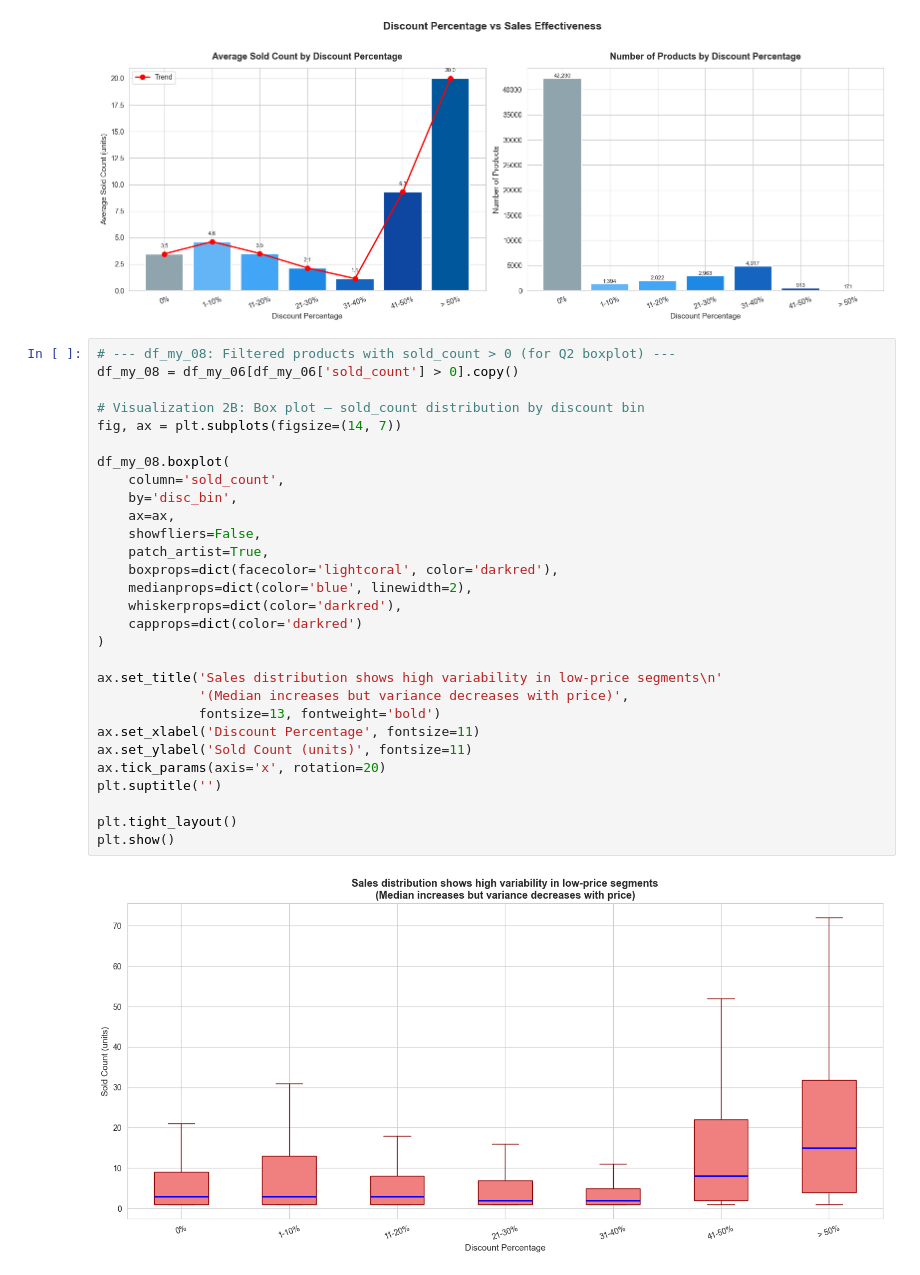
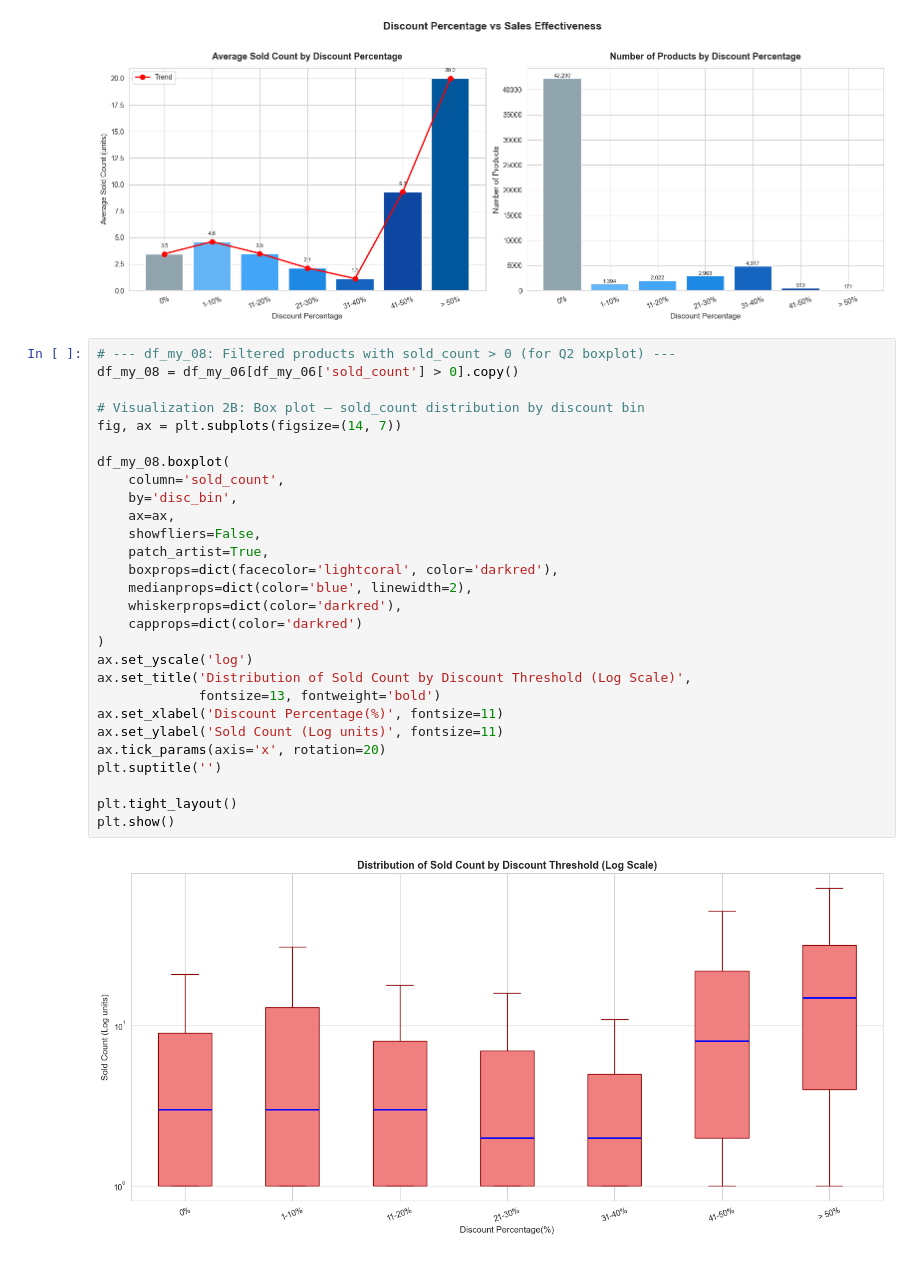
Before and after one commit to phuongth05/DV_LAB01, a Jupyter notebook: groups/my.ipynb, the cells around one changed output. Drawn from its saved outputs; the diff is of its cells as text.

```diff
--- a/groups/my.ipynb
+++ b/groups/my.ipynb
@@ -451,31 +491,30 @@ plt.show()
 # %%
 # --- df_my_08: Filtered products with sold_count > 0 (for Q2 boxplot) ---
 df_my_08 = df_my_06[df_my_06['sold_count'] > 0].copy()
 
 # Visualization 2B: Box plot – sold_count distribution by discount bin
 fig, ax = plt.subplots(figsize=(14, 7))
 
 df_my_08.boxplot(
     column='sold_count',
     by='disc_bin',
     ax=ax,
     showfliers=False,
     patch_artist=True,
     boxprops=dict(facecolor='lightcoral', color='darkred'),
     medianprops=dict(color='blue', linewidth=2),
     whiskerprops=dict(color='darkred'),
     capprops=dict(color='darkred')
 )
-
-ax.set_title('Sales distribution shows high variability in low-price segments\n'
-             '(Median increases but variance decreases with price)',
+ax.set_yscale('log')
+ax.set_title('Distribution of Sold Count by Discount Threshold (Log Scale)',
              fontsize=13, fontweight='bold')
-ax.set_xlabel('Discount Percentage', fontsize=11)
-ax.set_ylabel('Sold Count (units)', fontsize=11)
+ax.set_xlabel('Discount Percentage(%)', fontsize=11)
+ax.set_ylabel('Sold Count (Log units)', fontsize=11)
 ax.tick_params(axis='x', rotation=20)
 plt.suptitle('')
 
 plt.tight_layout()
 plt.show()
 # %% [output]
-[figure, old version]
+[figure, new version]
```
Also changed, not shown: parts of 13 cells of this notebook, 1 other file.
